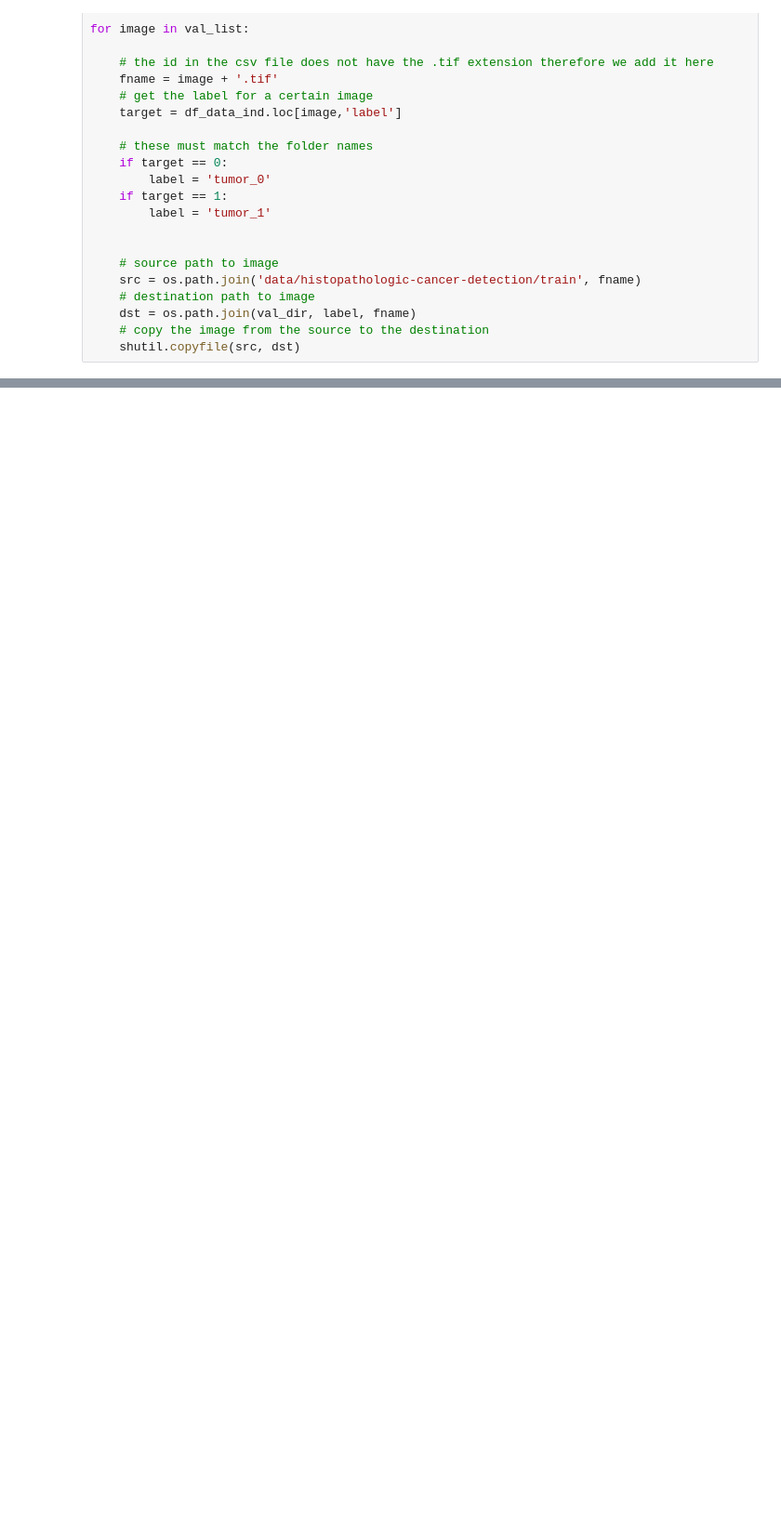
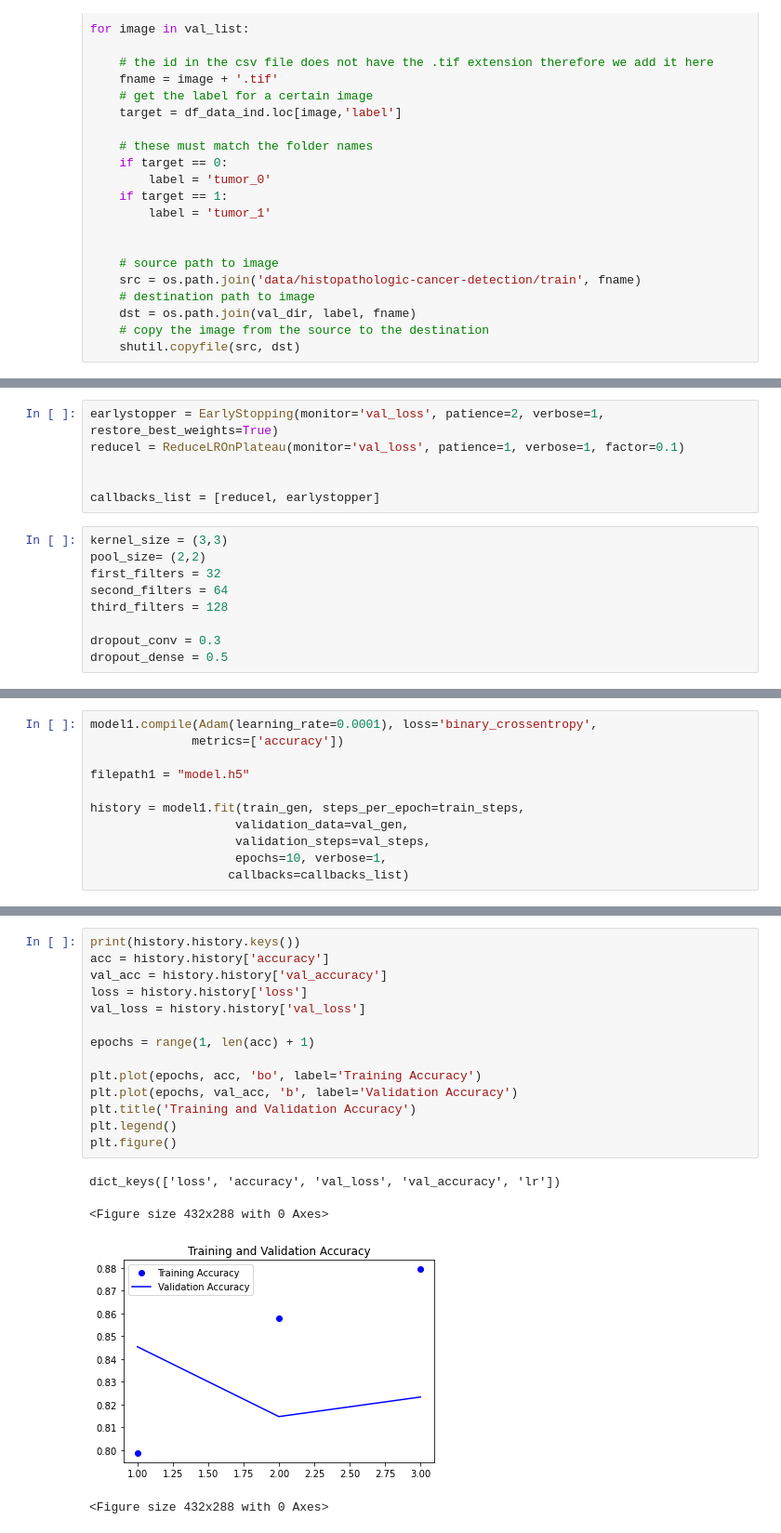
Before and after one commit to Trent-Kindvall/Histopathologic-Cancer-Detection, a Jupyter notebook: cnn.ipynb, the cells around one changed output, grey strips where cells are left out. Shown at 93% size. Drawn from its saved outputs; the diff is of its cells as text; blank space fills up the shorter version.

```diff
--- a/cnn.ipynb
+++ b/cnn.ipynb
@@ -178,0 +199,15 @@ ModuleNotFoundError: No module named 'keras'
+# %%
+earlystopper = EarlyStopping(monitor='val_loss', patience=2, verbose=1, restore_best_weights=True)
+reducel = ReduceLROnPlateau(monitor='val_loss', patience=1, verbose=1, factor=0.1)
+
+
+callbacks_list = [reducel, earlystopper]
+# %%
+kernel_size = (3,3)
+pool_size= (2,2)
+first_filters = 32
+second_filters = 64
+third_filters = 128
+
+dropout_conv = 0.3
+dropout_dense = 0.5
@@ -178,0 +259,11 @@ ModuleNotFoundError: No module named 'keras'
+# %%
+model1.compile(Adam(learning_rate=0.0001), loss='binary_crossentropy',
+              metrics=['accuracy'])
+
+filepath1 = "model.h5"
+
+history = model1.fit(train_gen, steps_per_epoch=train_steps,
+                    validation_data=val_gen,
+                    validation_steps=val_steps,
+                    epochs=10, verbose=1,
+                   callbacks=callbacks_list)
@@ -178,0 +288,19 @@ ModuleNotFoundError: No module named 'keras'
+# %%
+print(history.history.keys())
+acc = history.history['accuracy']
+val_acc = history.history['val_accuracy']
+loss = history.history['loss']
+val_loss = history.history['val_loss']
+
+epochs = range(1, len(acc) + 1)
+
+plt.plot(epochs, acc, 'bo', label='Training Accuracy')
+plt.plot(epochs, val_acc, 'b', label='Validation Accuracy')
+plt.title('Training and Validation Accuracy')
+plt.legend()
+plt.figure()
+# %% [output]
+dict_keys(['loss', 'accuracy', 'val_loss', 'val_accuracy', 'lr'])
+<Figure size 432x288 with 0 Axes>
+[figure, added]
+<Figure size 432x288 with 0 Axes>
```
Also changed, not shown: parts of 11 cells of this notebook.
